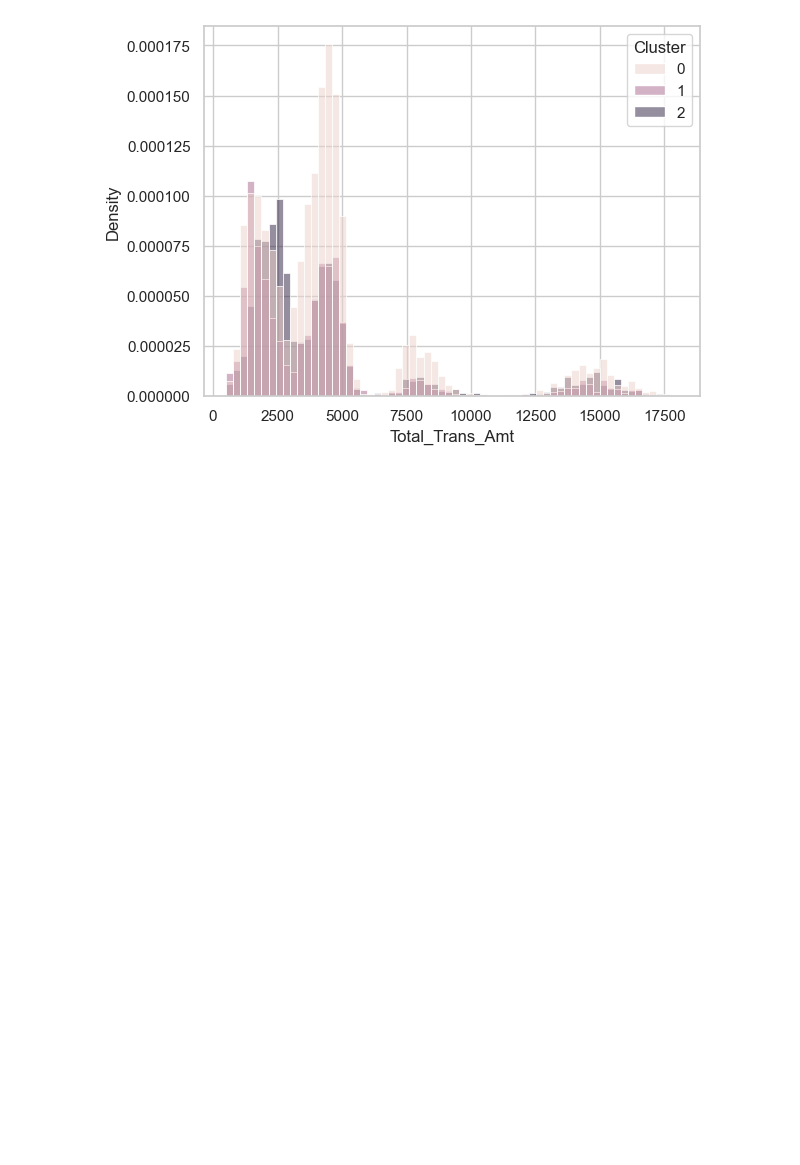
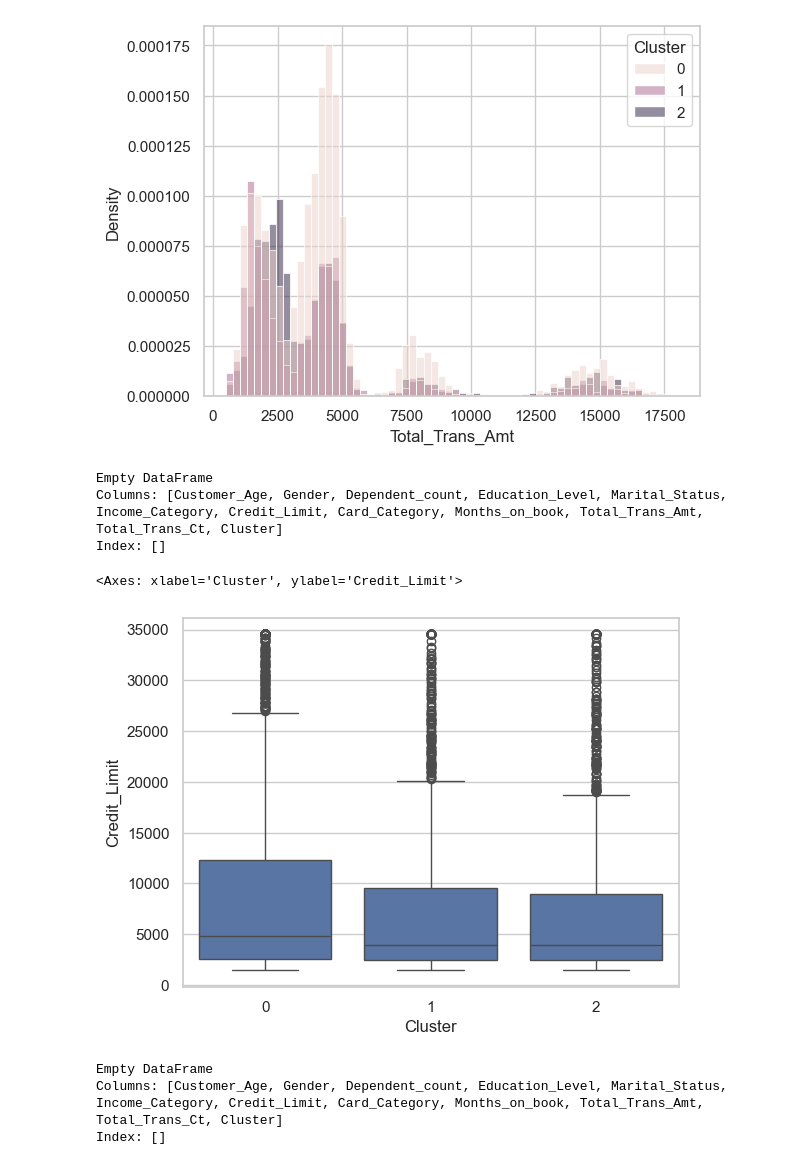
Before and after one commit to olzmooraes/dataScience, a Jupyter notebook: kmeans/atividade.ipynb, the cells around one changed output. Drawn from its saved outputs; the diff is of its cells as text; code cells hidden in the pictures; blank space fills up the shorter version.

```diff
--- a/kmeans/atividade.ipynb
+++ b/kmeans/atividade.ipynb
@@ -152,3 +152,28 @@ sns.histplot(data=filtered_data, x="Total_Trans_Amt", hue="Cluster", stat='densi
 # %% [output]
 <Axes: xlabel='Total_Trans_Amt', ylabel='Density'>
 [figure]
+# %%
+# verifica quantos dados ausentes tem
+filtered_data.isnull().sum()
+
+#imprime as linhas faltantes
+print(filtered_data[filtered_data.isnull().any(axis=1)])
+
+sns.boxplot(y='Credit_Limit', x='Cluster', data=filtered_data)
+# %% [output]
+Empty DataFrame
+Columns: [Customer_Age, Gender, Dependent_count, Education_Level, Marital_Status, Income_Category, Credit_Limit, Card_Category, Months_on_book, Total_Trans_Amt, Total_Trans_Ct, Cluster]
+Index: []
+<Axes: xlabel='Cluster', ylabel='Credit_Limit'>
+[figure, added]
+# %%
+# imprime linhas duplicadas imprimindo só as copias
+print(filtered_data[filtered_data.duplicated()])
+# imprime todas as linhas duplicadas
+
+
+print(filtered_data[filtered_data.duplicated(keep=False)])
+# %% [output]
+Empty DataFrame
+Columns: [Customer_Age, Gender, Dependent_count, Education_Level, Marital_Status, Income_Category, Credit_Limit, Card_Category, Months_on_book, Total_Trans_Amt, Total_Trans_Ct, Cluster]
+Index: []
```
Also changed, not shown: parts of 1 cell of this notebook, 2 other files.
